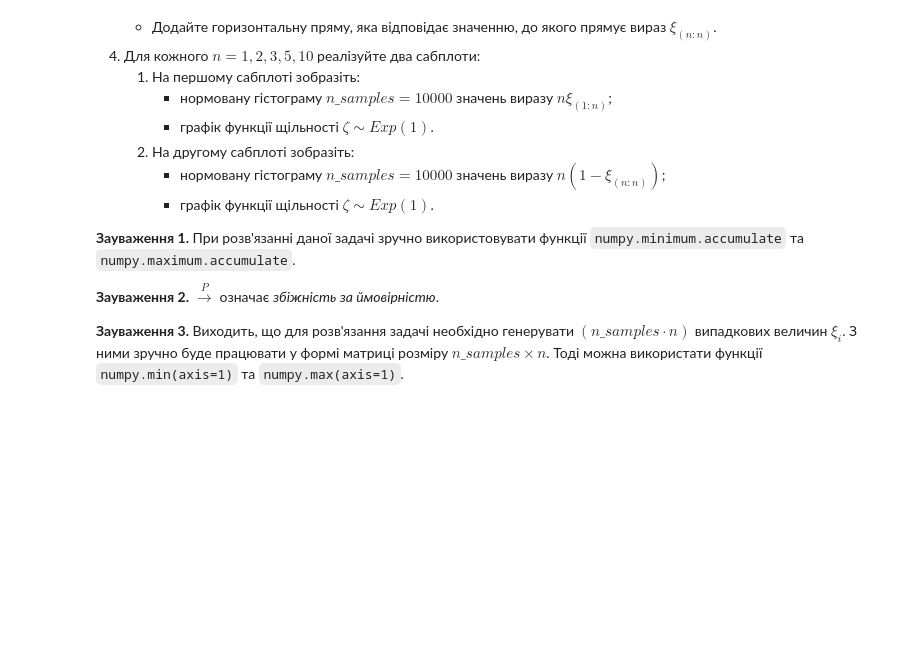
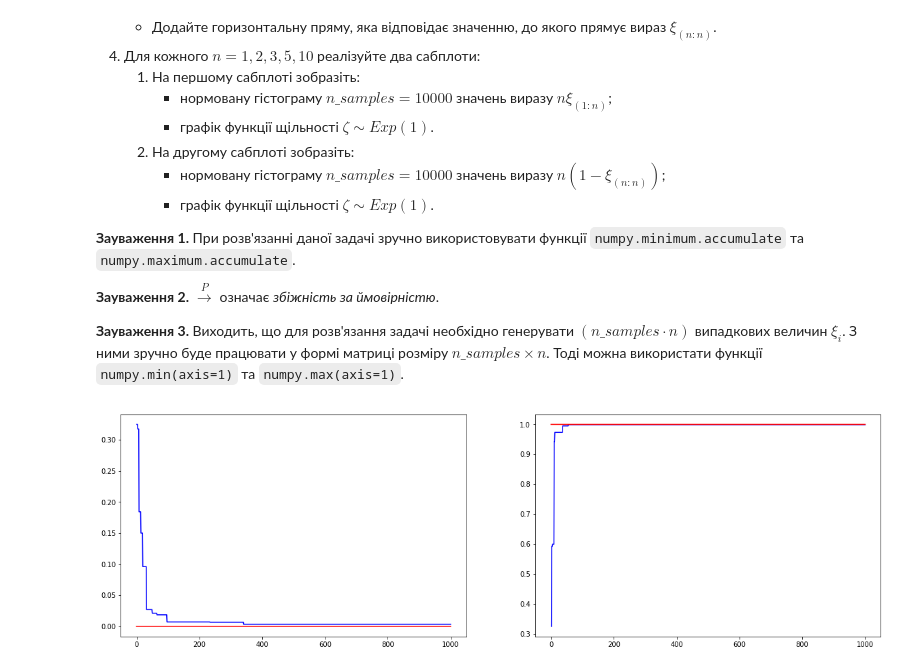
Before and after one commit to mikke-172/probability_homework10, a Jupyter notebook: Домашня робота 10.ipynb, the cells around one changed output. Cells and saved outputs as stored; diff of their text form; code cells hidden in the pictures; blank space fills up the shorter version.

```diff
--- a/Домашня робота 10.ipynb
+++ b/Домашня робота 10.ipynb
@@ -362,5 +360,0 @@ for n_ in n:
-# %%
-a=np.arange(0, 100)
-a.shape=(20, 5)
-print(a)
-print(np.sum(a, axis=1))
@@ -451,0 +478,26 @@ n \left( 1 - \xi_{(n:n)} \right) \xrightarrow{P} \zeta,
+# %%
+# Місце для Вашого коду
+
+from scipy.stats import uniform
+xi=uniform(loc=0, scale=1)
+xi_rvs=xi.rvs(1000)
+list_=[]
+for j in range (1, 1001):
+        a=np.maximum.accumulate(xi_rvs[0:j])[-1]
+        list_.append(a)
+list_2=[]
+for j in range (1, 1001):
+        a=np.minimum.accumulate(xi_rvs[0:j])[-1]
+        list_2.append(a)
+fig, axs=plt.subplots(1, 2, figsize=(20, 6))
+x1=np.arange(0, 1000, 0.01)
+
+axs[0].plot(np.arange(1, 1001), np.array(list_2), 'b')
+axs[0].plot(x1, 0*x1, 'r')
+axs[1].plot(np.arange(1, 1001), np.array(list_), 'b')
+axs[1].plot(x1, 0*x1+1, 'r')
+
+
+plt.show()
+# %% [output]
+[figure, added]
```
Also changed, not shown: parts of 8 cells of this notebook.
